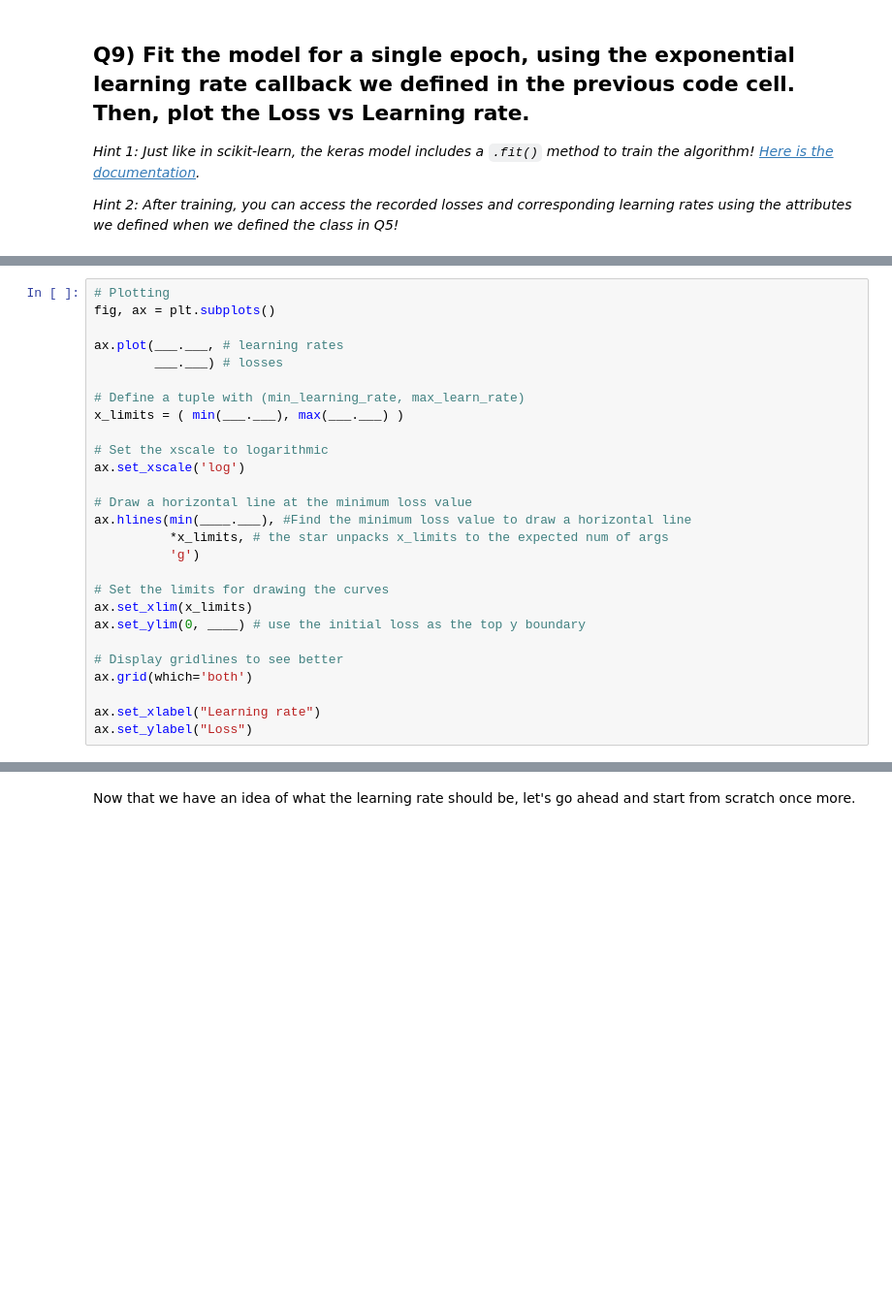
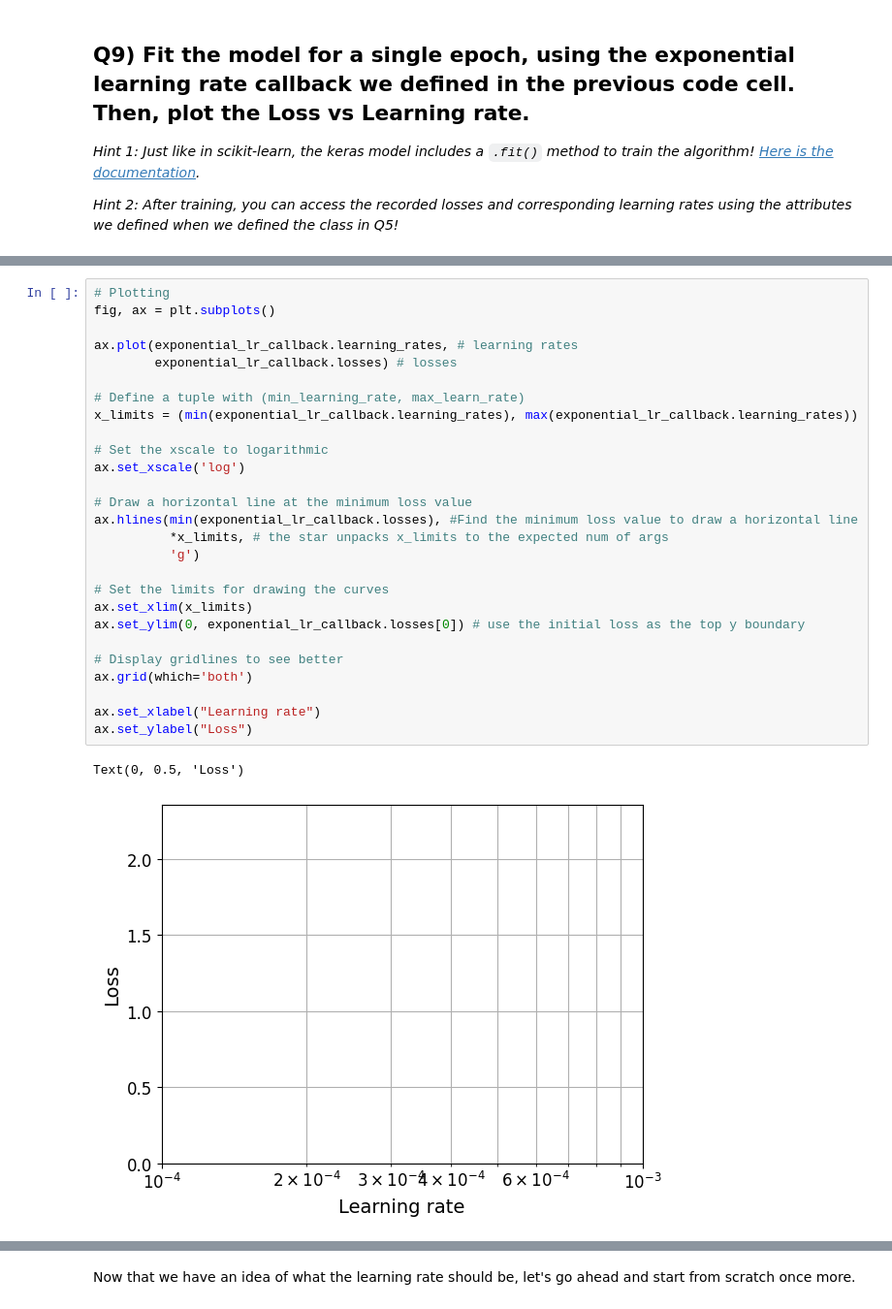
Before and after one commit to mdunand2/2024_MLEES, a Jupyter notebook: Labs/S4_1_NNs_with_Keras.ipynb, the cells around one changed output, grey strips where cells are left out. Shown at 97% size. Drawn from its saved outputs; the diff is of its cells as text; blank space fills up the shorter version.

```diff
--- a/Labs/S4_1_NNs_with_Keras.ipynb
+++ b/Labs/S4_1_NNs_with_Keras.ipynb
@@ -353,30 +351,33 @@ AttributeError: 'str' object has no attribute 'name'
 # %%
 # Plotting
 fig, ax = plt.subplots()
 
-ax.plot(___.___, # learning rates
-        ___.___) # losses
+ax.plot(exponential_lr_callback.learning_rates, # learning rates
+        exponential_lr_callback.losses) # losses
 
 # Define a tuple with (min_learning_rate, max_learn_rate)
-x_limits = ( min(___.___), max(___.___) )
+x_limits = (min(exponential_lr_callback.learning_rates), max(exponential_lr_callback.learning_rates))
 
 # Set the xscale to logarithmic
 ax.set_xscale('log')
 
 # Draw a horizontal line at the minimum loss value
-ax.hlines(min(____.___), #Find the minimum loss value to draw a horizontal line
+ax.hlines(min(exponential_lr_callback.losses), #Find the minimum loss value to draw a horizontal line
           *x_limits, # the star unpacks x_limits to the expected num of args
           'g')
 
 # Set the limits for drawing the curves
 ax.set_xlim(x_limits)
-ax.set_ylim(0, ____) # use the initial loss as the top y boundary
+ax.set_ylim(0, exponential_lr_callback.losses[0]) # use the initial loss as the top y boundary
 
 # Display gridlines to see better
 ax.grid(which='both')
 
 ax.set_xlabel("Learning rate")
 ax.set_ylabel("Loss")
+# %% [output]
+Text(0, 0.5, 'Loss')
+[figure, added]
 # %% [markdown]
 If you used the architecture we defined above with the learning rate we defined above, you should produce a graph that looks like this:
 <center> <img src='https://unils-my.sharepoint.com/:i:/g/personal/tom_beucler_unil_ch/EUhU2fuy3K1Nm5iuia8ocF8BB2-jU_pAf6h5TA8MaIqrfw?download=1'> </center>
```
Also changed, not shown: parts of 3 cells of this notebook.
